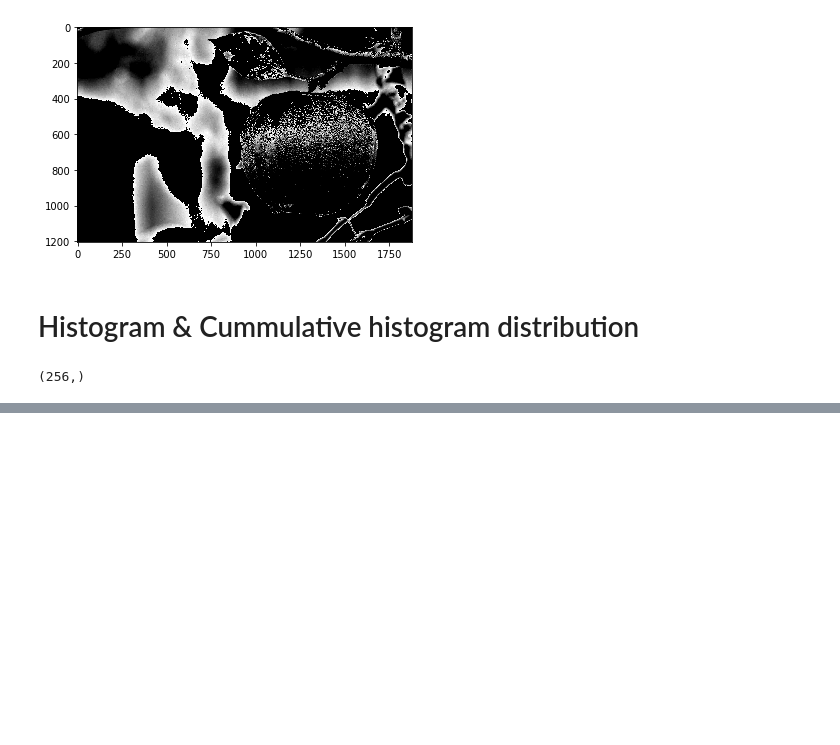
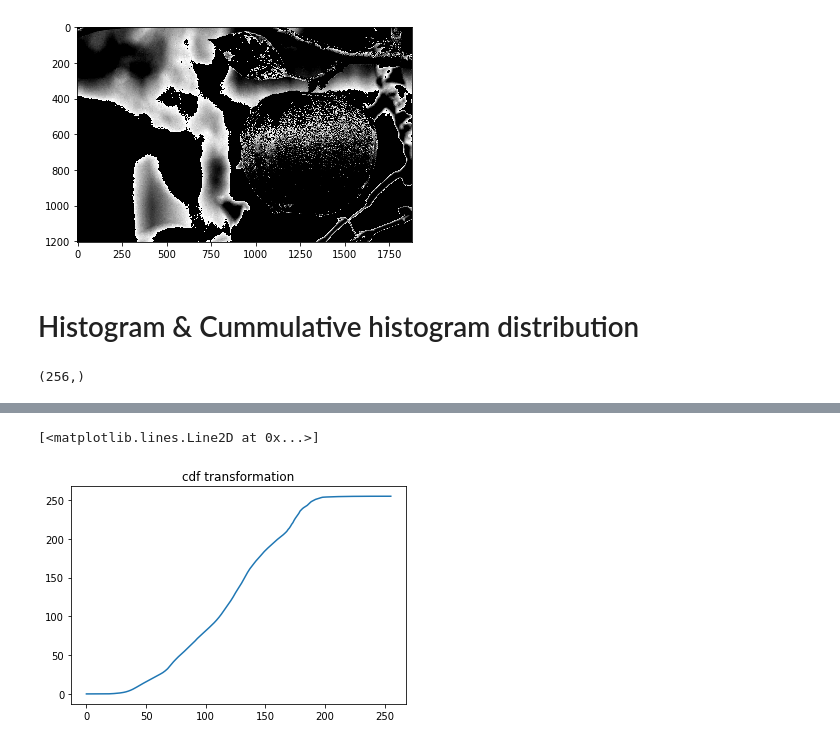
Before and after one commit to Dinesh-Adhithya-H/Digital-Image-Processing, a Jupyter notebook: Python/Digital Image Processing_1.ipynb, the cells around one changed output, grey strips where cells are left out. Cells and saved outputs as stored; diff of their text form; code cells hidden in the pictures; blank space fills up the shorter version.

```diff
--- a/Python/Digital Image Processing_1.ipynb
+++ b/Python/Digital Image Processing_1.ipynb
@@ -114,0 +154,6 @@ plt.bar(x,cdf)
+# %%
+plt.title("cdf transformation")
+plt.plot(np.arange(256),cdf)
+# %% [output]
+[<matplotlib.lines.Line2D at 0x...>]
+[figure, added]
```
Also changed, not shown: parts of 18 cells of this notebook.
